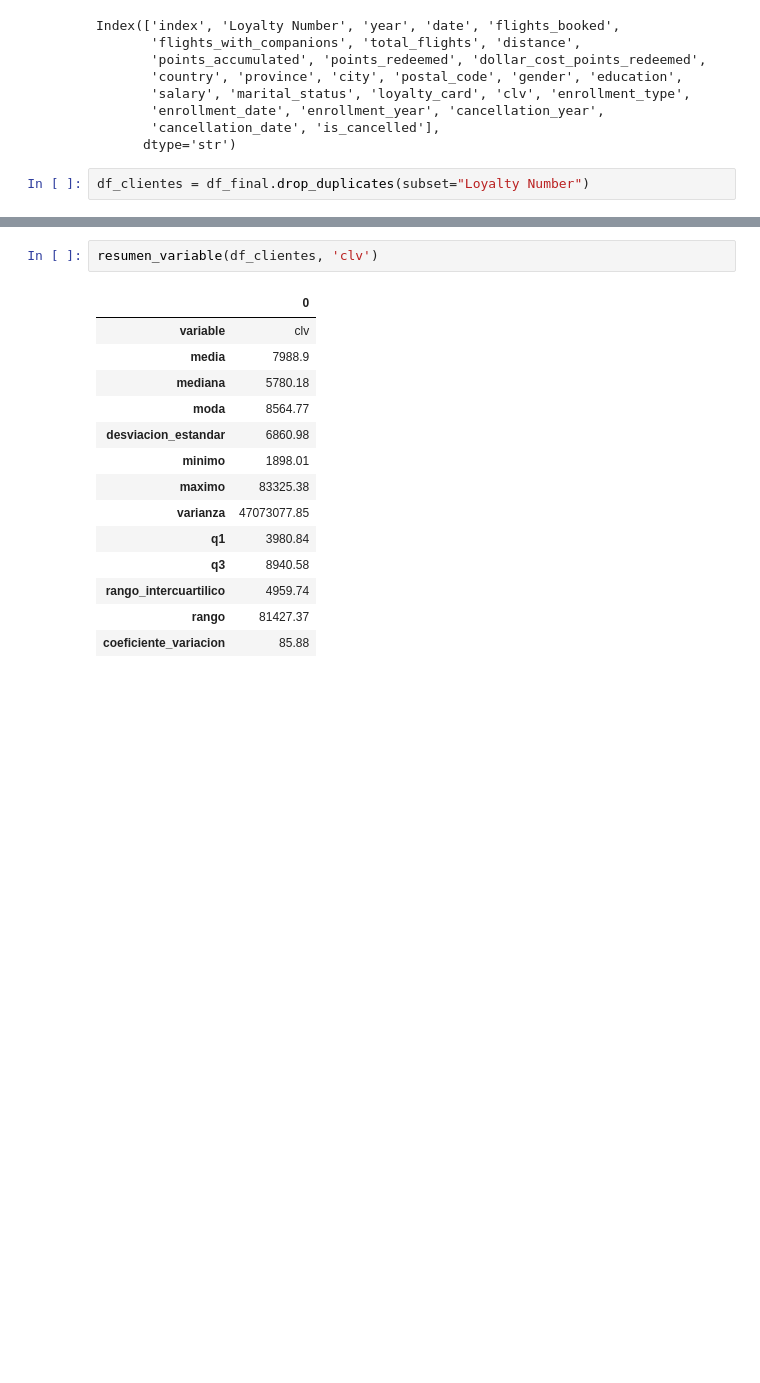
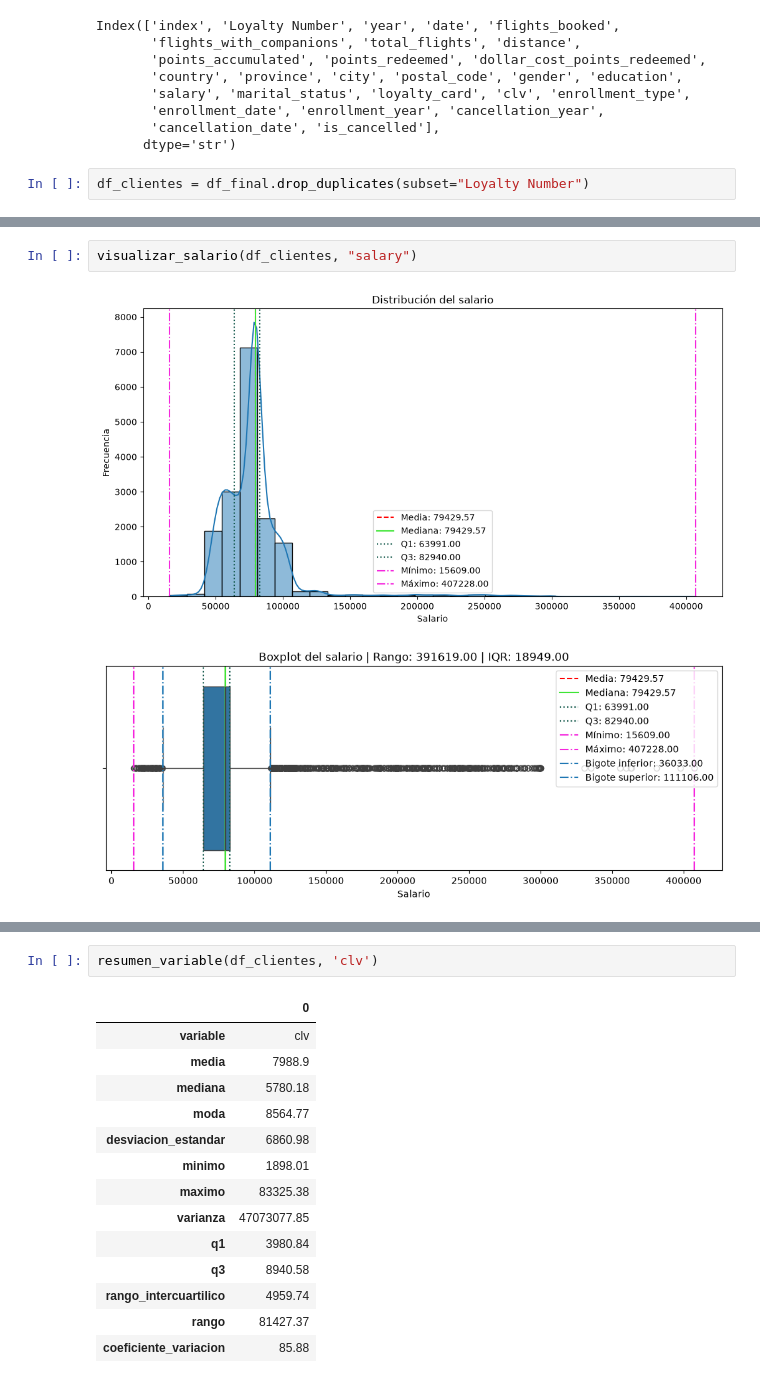
Before and after one commit to Adalab/bda-modulo-3-evaluacion-final-beatrizsjj, a Jupyter notebook: Analisis.ipynb, the cells around one changed output, grey strips where cells are left out. Saved outputs shown, nothing was run; the diff lists cells and outputs as text; blank space fills up the shorter version.

```diff
--- a/Analisis.ipynb
+++ b/Analisis.ipynb
@@ -279,0 +341,5 @@ resumen_variable(df_clientes, 'salary')
+# %%
+visualizar_salario(df_clientes, "salary")
+# %% [output]
+[figure, added]
+[figure, added]
```
Also changed, not shown: parts of 12 cells of this notebook, 3 other files.
